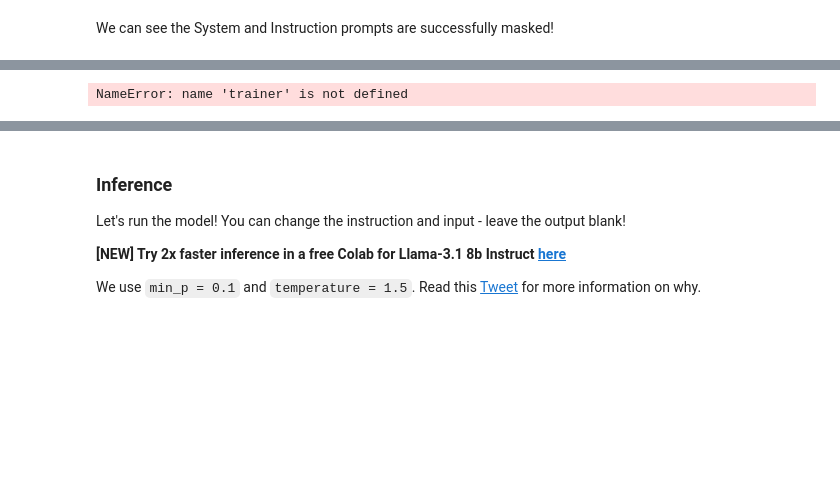
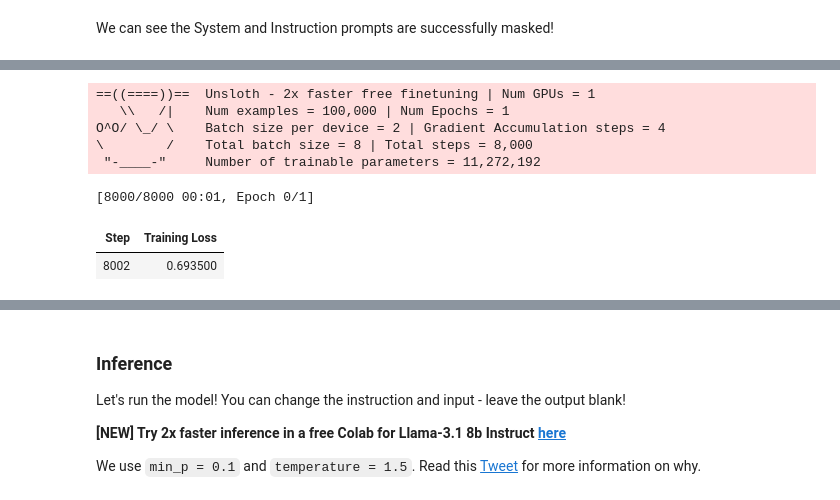
Before and after one commit to juliatribo/lab2-ID2223, a Jupyter notebook: Llama_3_2_1B.ipynb, the cells around one changed output, grey strips where cells are left out. Saved outputs shown, nothing was run; the diff lists cells and outputs as text; code cells hidden in the pictures; blank space fills up the shorter version.

```diff
--- a/Llama_3_2_1B.ipynb
+++ b/Llama_3_2_1B.ipynb
@@ -185,7 +185,7 @@ trainer = SFTTrainer(
         gradient_accumulation_steps = 4,
         warmup_steps = 5,
         #num_train_epochs = 2, # Set this for 1 full training run.
-        max_steps = 7900,
+        max_steps = 8000,
         learning_rate = 2e-4,
         fp16 = not is_bfloat16_supported(),
         bf16 = is_bfloat16_supported(),
@@ -235,7 +237,14 @@ GPU = Tesla T4. Max memory = 14.748 GB.
 # %%
-trainer_stats = trainer.train(resume_from_checkpoint=False)
+trainer_stats = trainer.train(resume_from_checkpoint=True)
 # %% [output]
-NameError: name 'trainer' is not defined
+==((====))==  Unsloth - 2x faster free finetuning | Num GPUs = 1
+   \\   /|    Num examples = 100,000 | Num Epochs = 1
+O^O/ \_/ \    Batch size per device = 2 | Gradient Accumulation steps = 4
+\        /    Total batch size = 8 | Total steps = 8,000
+ "-____-"     Number of trainable parameters = 11,272,192
+[8000/8000 00:01, Epoch 0/1]
+| Step | Training Loss |
+| 8002 | 0.693500 |
 # %%
 #@title Show final memory and time stats
 used_memory = round(torch.cuda.max_memory_reserved() / 1024 / 1024 / 1024, 3)
```
Also changed, not shown: parts of 7 cells of this notebook.
